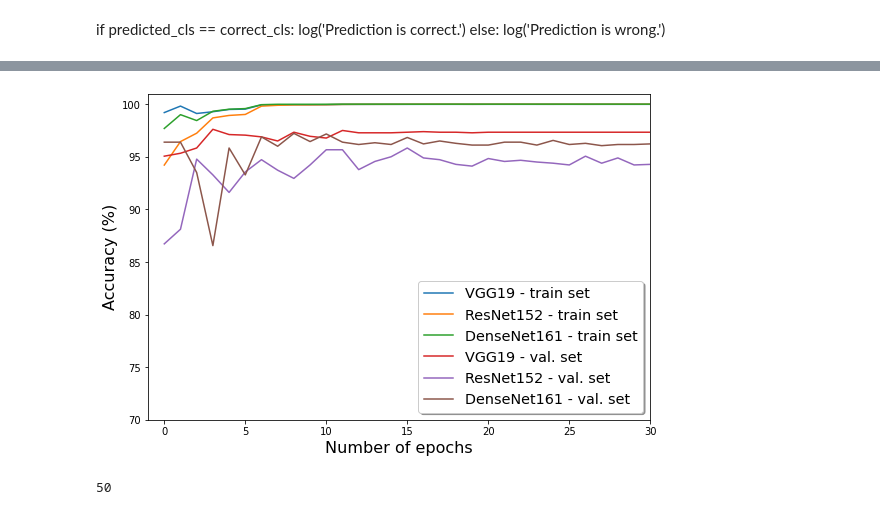
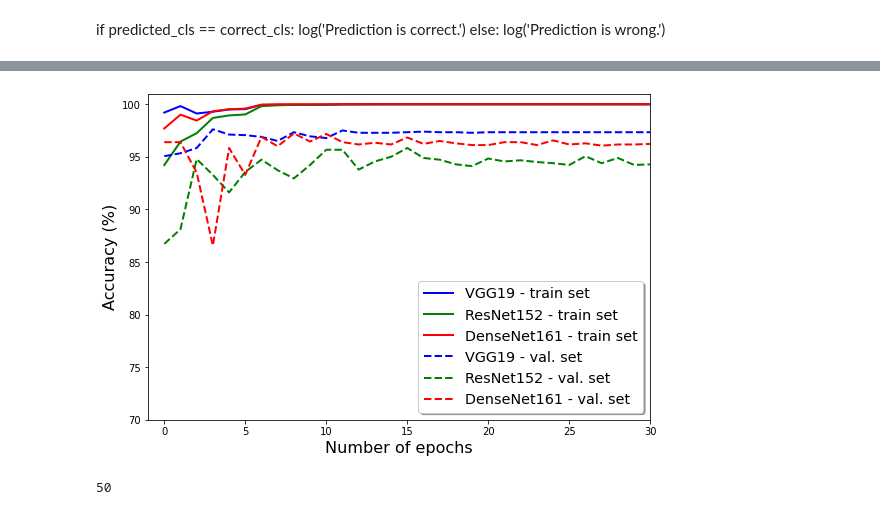
Before and after one commit to garciaml/BrainQCNet_paper_results, a Jupyter notebook: Figures_new.ipynb, the cells around one changed output, grey strips where cells are left out. Drawn from its saved outputs; the diff is of its cells as text; code cells hidden in the pictures.

```diff
--- a/Figures_new.ipynb
+++ b/Figures_new.ipynb
@@ -85,22 +85,22 @@ accu2_train_resnet152, accu2_val_resnet152 = get_accuracies(L2_resnet152)
 # %%
 fig, ax = plt.subplots(figsize=(9,6))
 # training perf
-ax.plot(accu2_train_vgg19, label='VGG19 - train set')
-ax.plot(accu2_train_resnet152, label='ResNet152 - train set')
-ax.plot(accu2_train_densenet161, label='DenseNet161 - train set')
+ax.plot(accu2_train_vgg19, 'b-', label='VGG19 - train set', linewidth=2)
+ax.plot(accu2_train_resnet152, 'g-', label='ResNet152 - train set', linewidth=2)
+ax.plot(accu2_train_densenet161, 'r-', label='DenseNet161 - train set', linewidth=2)
 # validation perfs
-ax.plot(accu2_val_vgg19, label='VGG19 - val. set')
-ax.plot(accu2_val_resnet152, label='ResNet152 - val. set')
-ax.plot(accu2_val_densenet161, label='DenseNet161 - val. set')
+ax.plot(accu2_val_vgg19, 'b--', label='VGG19 - val. set', linewidth=2)
+ax.plot(accu2_val_resnet152, 'g--', label='ResNet152 - val. set', linewidth=2)
+ax.plot(accu2_val_densenet161, 'r--',label='DenseNet161 - val. set', linewidth=2)
 plt.xlim(-1, 30)
 plt.ylim(70,101)
 # plt.title("Performance on the train and validation sets during training")
 plt.xlabel("Number of epochs", fontsize=16)
 plt.ylabel("Accuracy (%)", fontsize=16)
 legend = ax.legend(loc='lower right', shadow=True, fontsize='x-large')
 plt.show()
 # %% [output]
-[figure, old version]
+[figure, new version]
 # %%
 len(accu2_val_vgg19)
 # %% [output]
```
Also changed, not shown: parts of 1 cell of this notebook.
